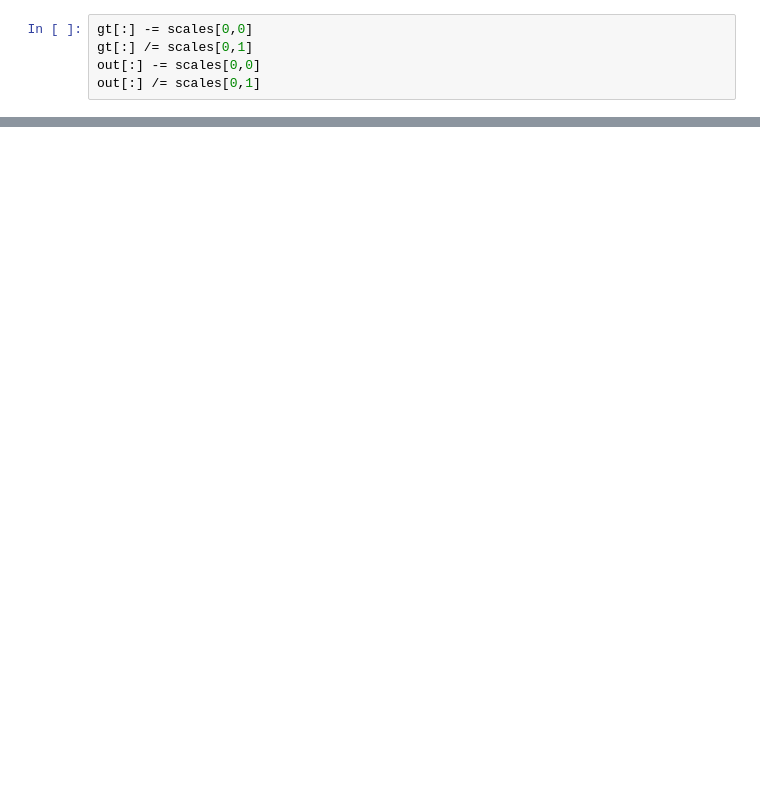
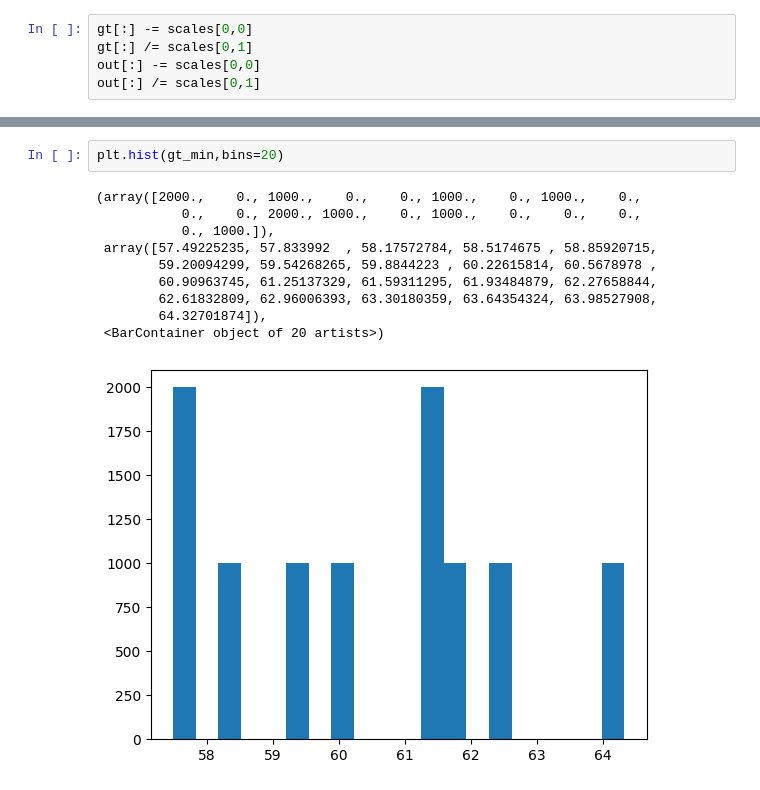
Before and after one commit to ax6000/BloodPressureEstimation, a Jupyter notebook: notebooks/eval_ldm.ipynb, the cells around one changed output, grey strips where cells are left out. Drawn from its saved outputs; the diff is of its cells as text; blank space fills up the shorter version.

```diff
--- a/notebooks/eval_ldm.ipynb
+++ b/notebooks/eval_ldm.ipynb
@@ -118,0 +198,13 @@ print("""
+# %%
+plt.hist(gt_min,bins=20)
+# %% [output]
+(array([2000.,    0., 1000.,    0.,    0., 1000.,    0., 1000.,    0.,
+           0.,    0., 2000., 1000.,    0., 1000.,    0.,    0.,    0.,
+           0., 1000.]),
+ array([57.49225235, 57.833992  , 58.17572784, 58.5174675 , 58.85920715,
+        59.20094299, 59.54268265, 59.8844223 , 60.22615814, 60.5678978 ,
+        60.90963745, 61.25137329, 61.59311295, 61.93484879, 62.27658844,
+        62.61832809, 62.96006393, 63.30180359, 63.64354324, 63.98527908,
+        64.32701874]),
+ <BarContainer object of 20 artists>)
+[figure, added]
```
Also changed, not shown: parts of 42 cells of this notebook, 23 other files.
